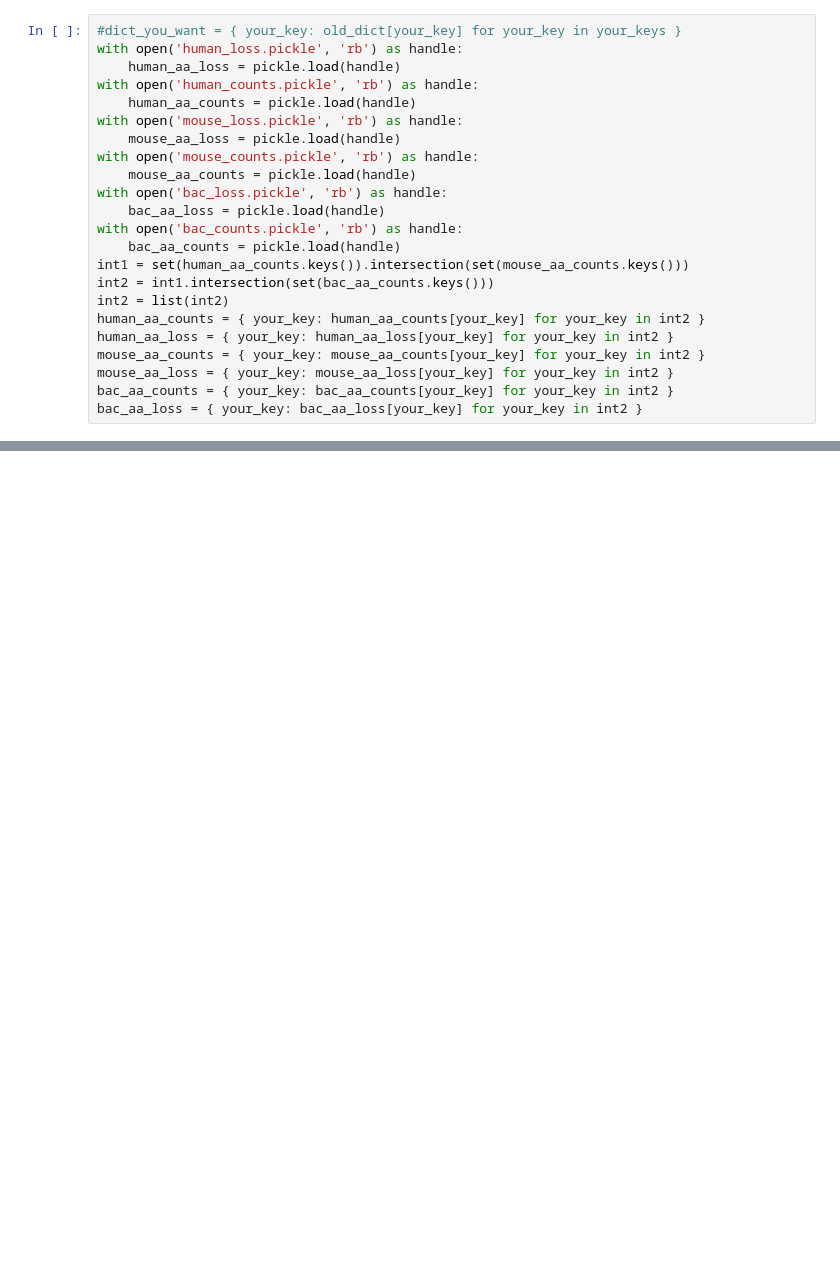
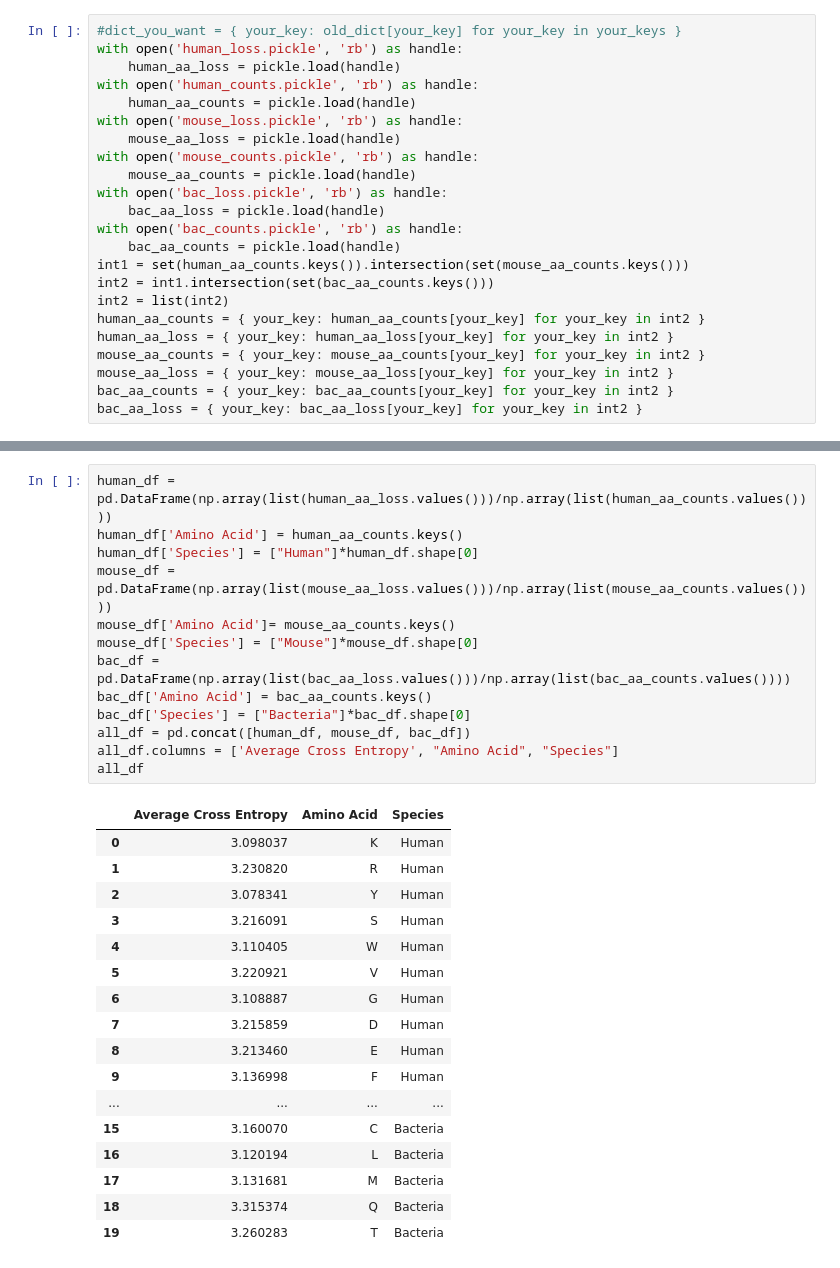
Before and after one commit to lewinsohndp/NLPProject, a Jupyter notebook: daniel.ipynb, the cells around one changed output, grey strips where cells are left out. Drawn from its saved outputs; the diff is of its cells as text; blank space fills up the shorter version.

```diff
--- a/daniel.ipynb
+++ b/daniel.ipynb
@@ -192,0 +64,31 @@ bac_aa_loss = { your_key: bac_aa_loss[your_key] for your_key in int2 }
+# %%
+human_df = pd.DataFrame(np.array(list(human_aa_loss.values()))/np.array(list(human_aa_counts.values())))
+human_df['Amino Acid'] = human_aa_counts.keys()
+human_df['Species'] = ["Human"]*human_df.shape[0]
+mouse_df = pd.DataFrame(np.array(list(mouse_aa_loss.values()))/np.array(list(mouse_aa_counts.values())))
+mouse_df['Amino Acid']= mouse_aa_counts.keys()
+mouse_df['Species'] = ["Mouse"]*mouse_df.shape[0]
+bac_df = pd.DataFrame(np.array(list(bac_aa_loss.values()))/np.array(list(bac_aa_counts.values())))
+bac_df['Amino Acid'] = bac_aa_counts.keys()
+bac_df['Species'] = ["Bacteria"]*bac_df.shape[0]
+all_df = pd.concat([human_df, mouse_df, bac_df])
+all_df.columns = ['Average Cross Entropy', "Amino Acid", "Species"]
+all_df
+# %% [output]
+|  | Average Cross Entropy | Amino Acid | Species |
+| 0 | 3.098037 | K | Human |
+| 1 | 3.230820 | R | Human |
+| 2 | 3.078341 | Y | Human |
+| 3 | 3.216091 | S | Human |
+| 4 | 3.110405 | W | Human |
+| 5 | 3.220921 | V | Human |
+| 6 | 3.108887 | G | Human |
+| 7 | 3.215859 | D | Human |
+| 8 | 3.213460 | E | Human |
+| 9 | 3.136998 | F | Human |
+| ... | ... | ... | ... |
+| 15 | 3.160070 | C | Bacteria |
+| 16 | 3.120194 | L | Bacteria |
+| 17 | 3.131681 | M | Bacteria |
+| 18 | 3.315374 | Q | Bacteria |
+| 19 | 3.260283 | T | Bacteria |
```
Also changed, not shown: parts of 25 cells of this notebook, 6 other files.
